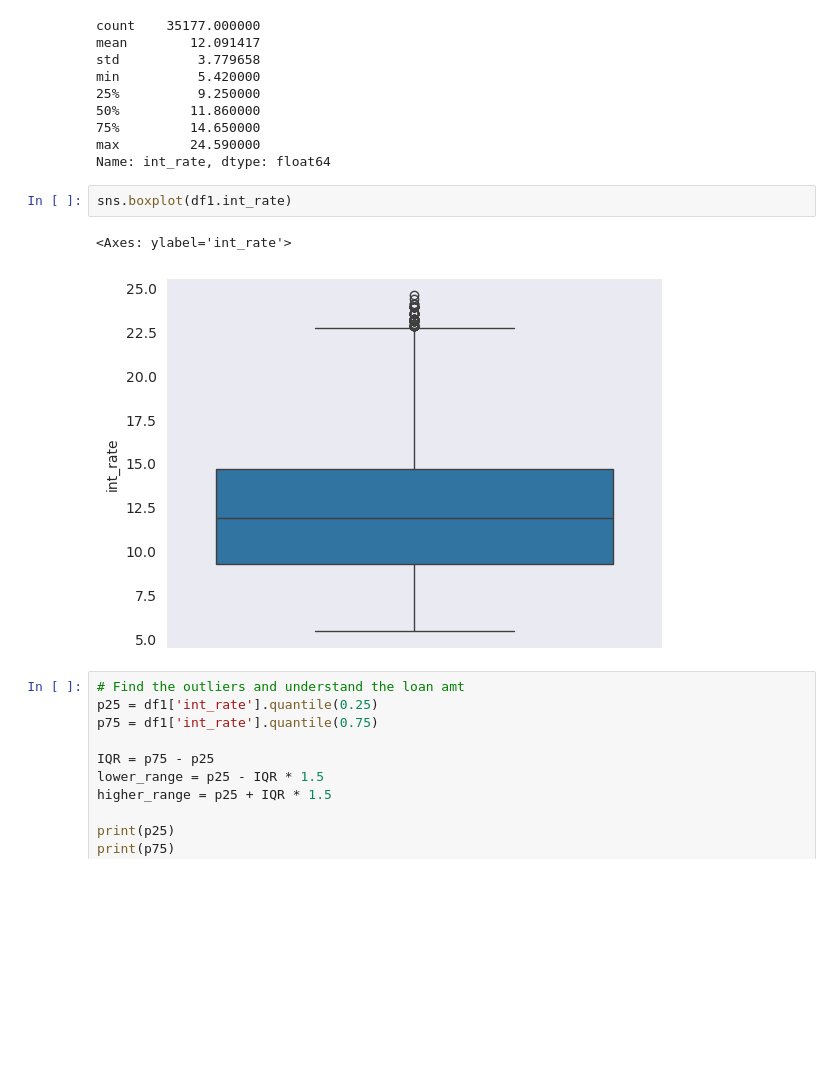
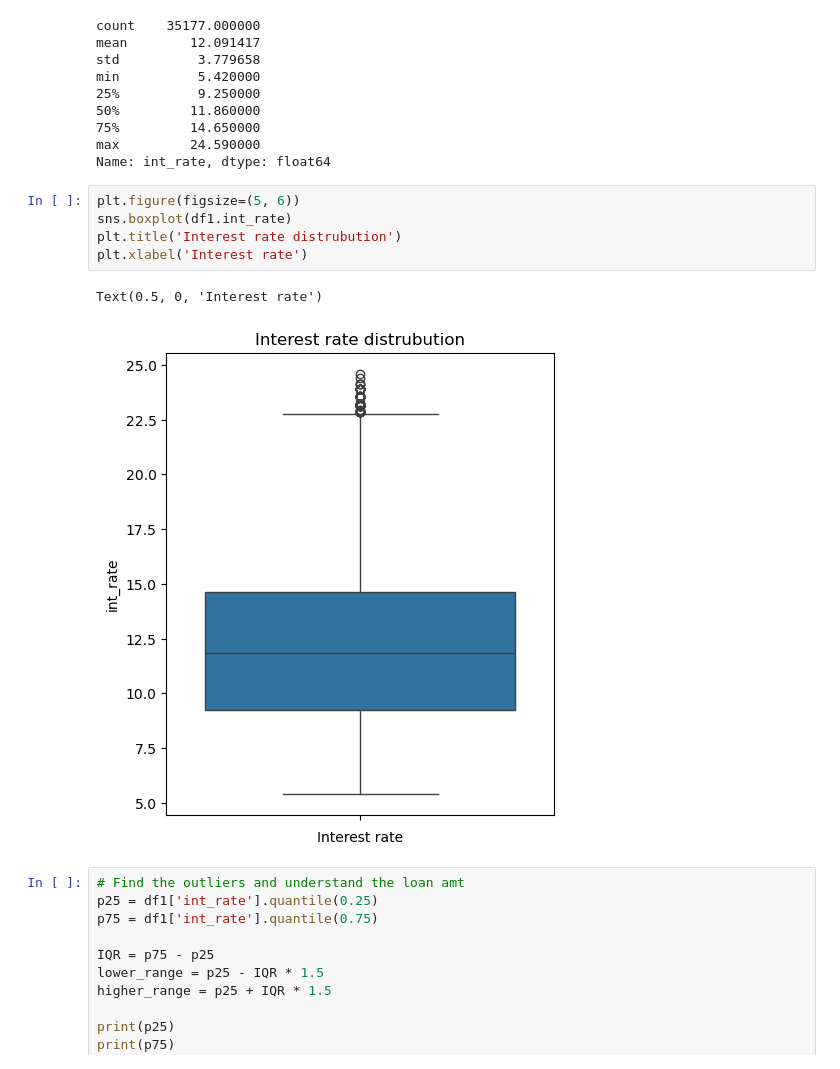
Before and after one commit to PraveenSM/LendingClubCaseStudy, a Jupyter notebook: Praveen_Mathad.ipynb, the cells around one changed output. Drawn from its saved outputs; the diff is of its cells as text; blank space fills up the shorter version.

```diff
--- a/Praveen_Mathad.ipynb
+++ b/Praveen_Mathad.ipynb
@@ -877,10 +881,13 @@ min          5.420000
 max         24.590000
 Name: int_rate, dtype: float64
 # %%
+plt.figure(figsize=(5, 6))
 sns.boxplot(df1.int_rate)
+plt.title('Interest rate distrubution')
+plt.xlabel('Interest rate')
 # %% [output]
-<Axes: ylabel='int_rate'>
+Text(0.5, 0, 'Interest rate')
-[figure, old version]
+[figure, new version]
 # %%
 # Find the outliers and understand the loan amt
 p25 = df1['int_rate'].quantile(0.25)
```
Also changed, not shown: parts of 29 cells of this notebook, 1 other file.
